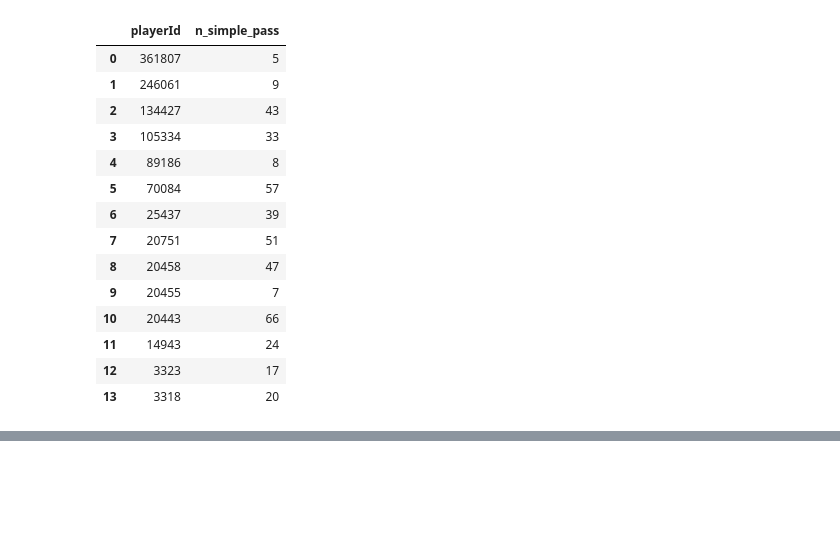
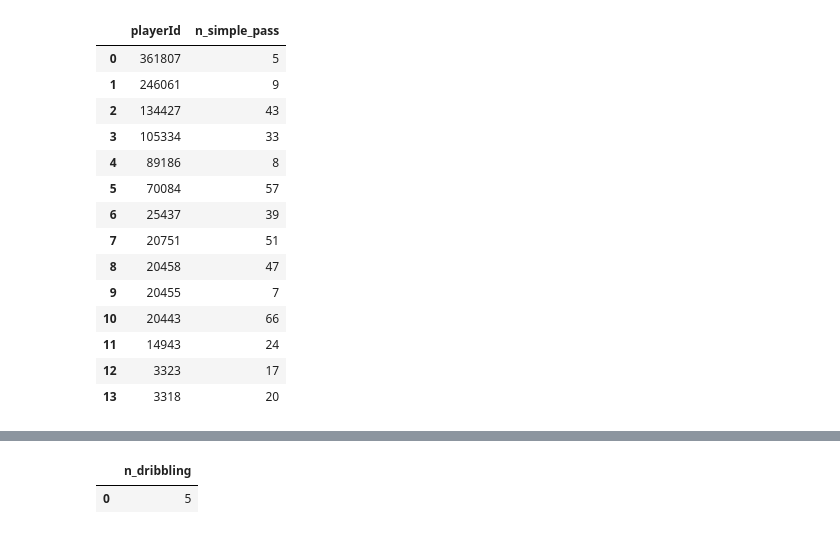
Before and after one commit to gfedi/servififa, a Jupyter notebook: 2019/notebooks/Antonio.ipynb, the cells around one changed output, grey strips where cells are left out. Saved outputs shown, nothing was run; the diff lists cells and outputs as text; code cells hidden in the pictures; blank space fills up the shorter version.

```diff
--- a/2019/notebooks/Antonio.ipynb
+++ b/2019/notebooks/Antonio.ipynb
@@ -125,0 +226,8 @@ df
+# %%
+import pandas as pd
+
+df = pd.read_csv("esercizio8.csv", sep=";")
+df
+# %% [output]
+|  | n_dribbling |
+| 0 | 5 |
```
Also changed, not shown: parts of 10 cells of this notebook, 2 other files.
